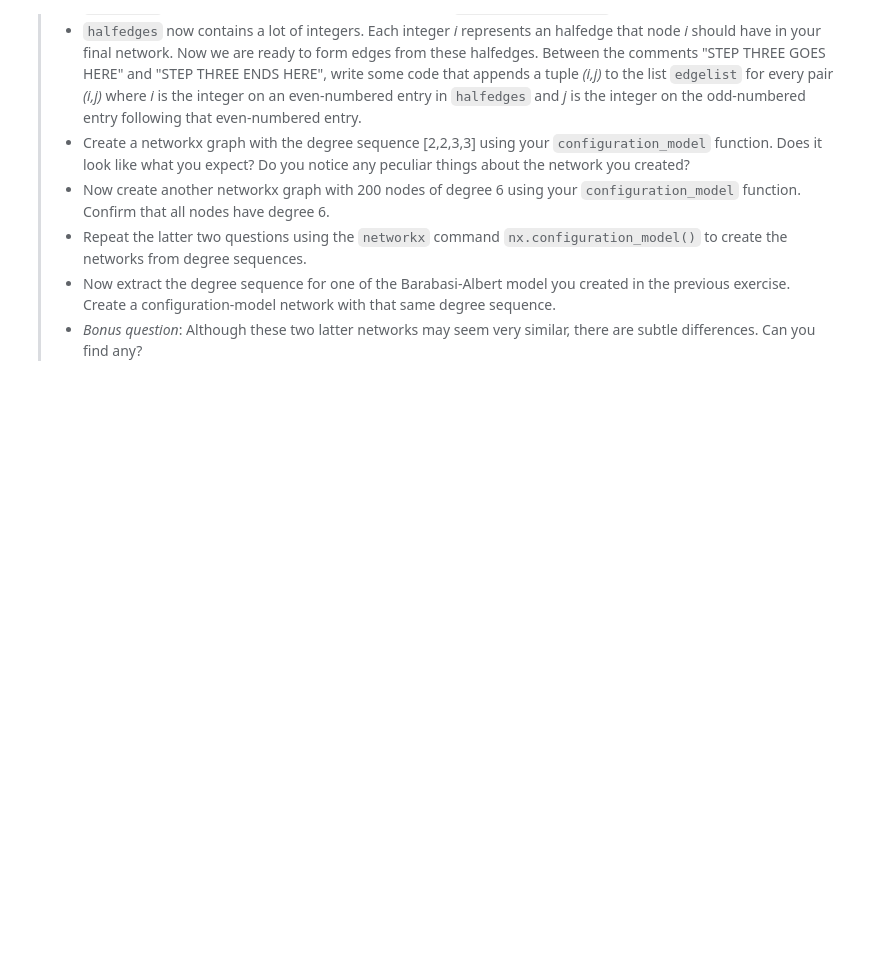
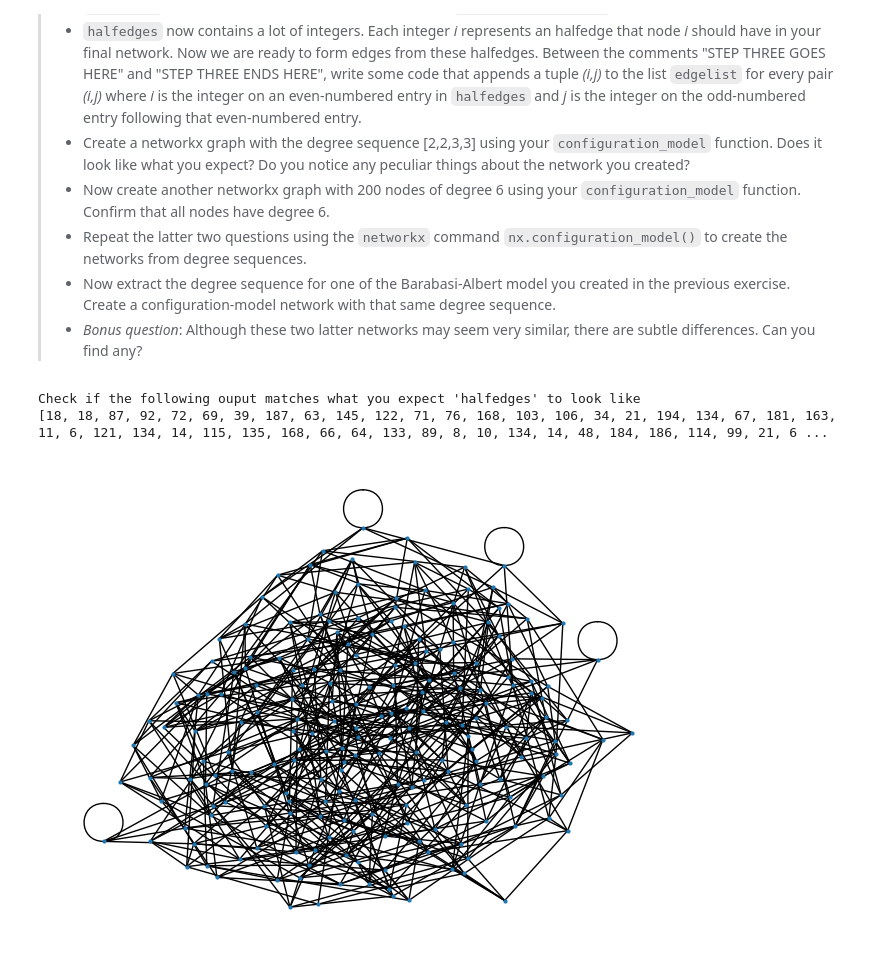
Before and after one commit to XhinoMullaymeri/socialgraphs2023, a Jupyter notebook: lectures/Week3.ipynb, the cells around one changed output. Cells and saved outputs as stored; diff of their text form; code cells hidden in the pictures; blank space fills up the shorter version.

```diff
--- a/lectures/Week3.ipynb
+++ b/lectures/Week3.ipynb
@@ -378,18 +379,18 @@ def configuration_model (degrees) :
 
     # Now append integer i to `halfedges` k times if the ith entry of degrees is equal to k:
     # STEP ONE GOES HERE..
-    # .
-    # .
-    # .
+
+    for node_idx, halfedge_count in enumerate(degrees):
+        halfedges.extend([node_idx] * halfedge_count)
+
     # STEP ONE ENDS HERE
     print("Check if the following ouput matches what you expect 'halfedges' to look like")
-    print(halfedges)
 
     # Shuffle the list halfedges
     # STEP TWO GOES HERE..
-    # .
-    # .
-    # .
+    np.random.shuffle(halfedges)
+    print(halfedges)
+
     # STEP TWO ENDS HERE
 
     # Append the resulting edges to the list `edgelist` as tuples
@@ -397,9 +398,19 @@ def configuration_model (degrees) :
 
     edgelist = [] # This will contain tuples (i,j) indicating edges between nodes i and j.
     # STEP THREE GOES HERE..
-    # .
-    # .
-    # .
+    for i in range(0, len(halfedges), 2):
+        edgelist.append((halfedges[i], halfedges[i+1]))
+
     # STEP THREE ENDS HERE
 
     return edgelist #Return list of tuples indicating edges
+# %%
+N = 200
+degrees = [6] * N
+edgelist = configuration_model(degrees)
+g = nx.Graph(edgelist)
+nx.draw(g, node_size=4)
+# %% [output]
+Check if the following ouput matches what you expect 'halfedges' to look like
+[18, 18, 87, 92, 72, 69, 39, 187, 63, 145, 122, 71, 76, 168, 103, 106, 34, 21, 194, 134, 67, 181, 163, 11, 6, 121, 134, 14, 115, 135, 168, 66, 64, 133, 89, 8, 10, 134, 14, 48, 184, 186, 114, 99, 21, 6 ...
+[figure, added]
```
Also changed, not shown: parts of 2 cells of this notebook.
